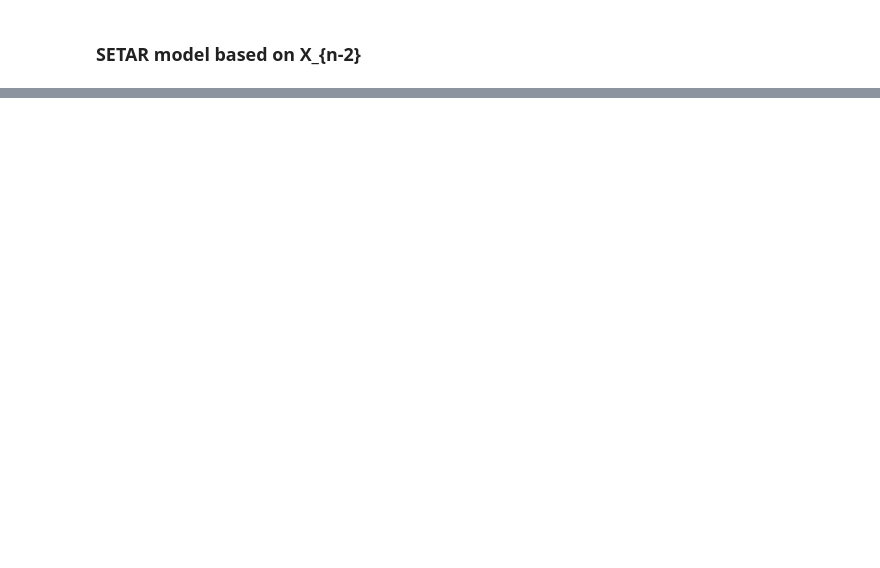
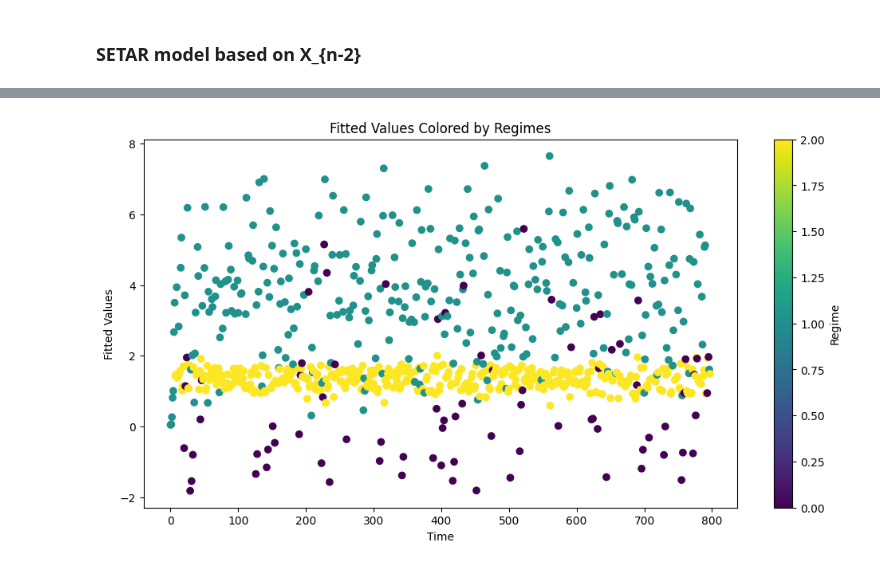
Before and after one commit to Husted42/advanced-time-series-analysis, a Jupyter notebook: assignment-1/part-5/part_5.ipynb, the cells around one changed output, grey strips where cells are left out. Cells and saved outputs as stored; diff of their text form; code cells hidden in the pictures; blank space fills up the shorter version.

```diff
--- a/assignment-1/part-5/part_5.ipynb
+++ b/assignment-1/part-5/part_5.ipynb
@@ -485,0 +495,12 @@ plt.show()
+# %%
+# Plot model['fitted_values] colored by model['regimes']
+plt.figure(figsize=(12, 6))
+plt.scatter(range(len(model['fitted_values'])), model['fitted_values'], c=model['regimes'])
+plt.xlabel('Time')
+plt.ylabel('Fitted Values')
+plt.title('Fitted Values Colored by Regimes')
+plt.colorbar(label='Regime')
+plt.savefig(f"assets/setar_2_process_plot_regimes.png", bbox_inches="tight")
+plt.show()
+# %% [output]
+[figure, added]
```
Also changed, not shown: parts of 11 cells of this notebook, 16 other files.
